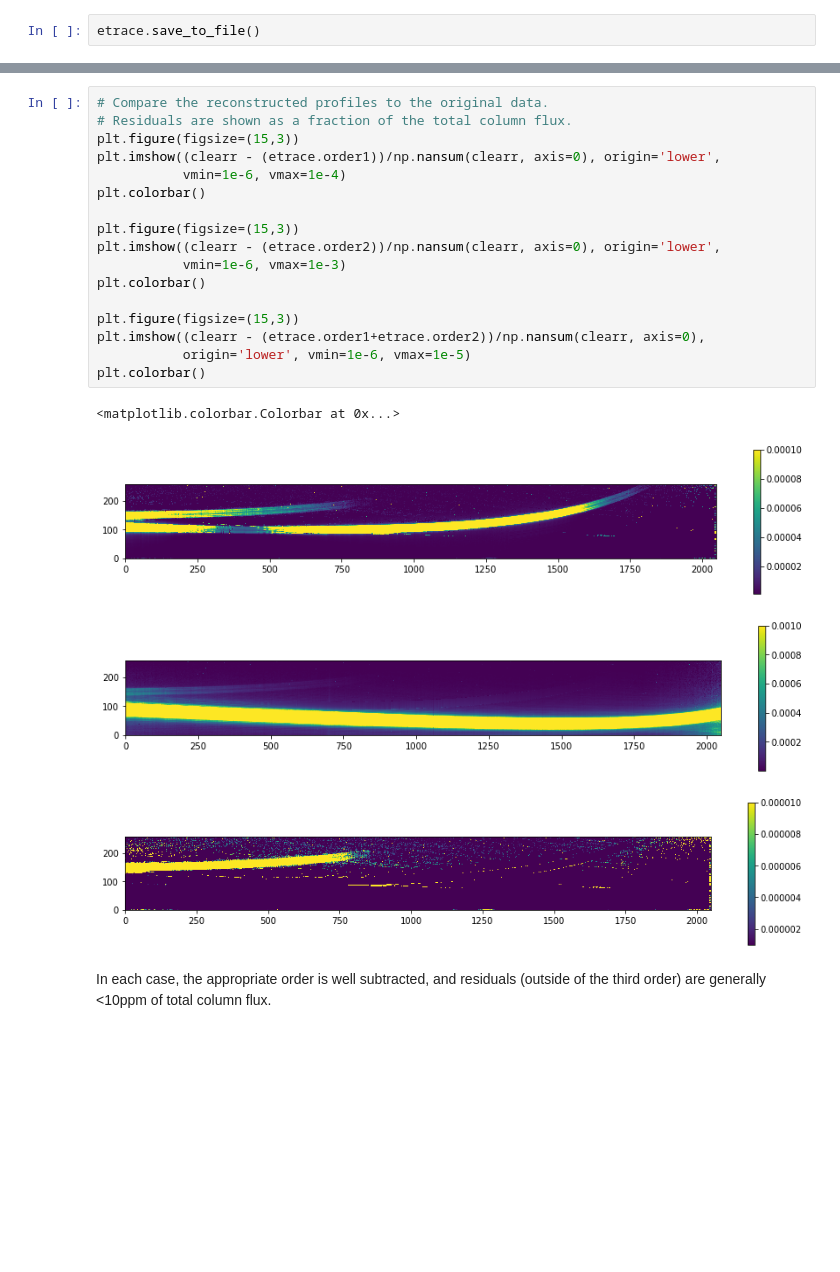
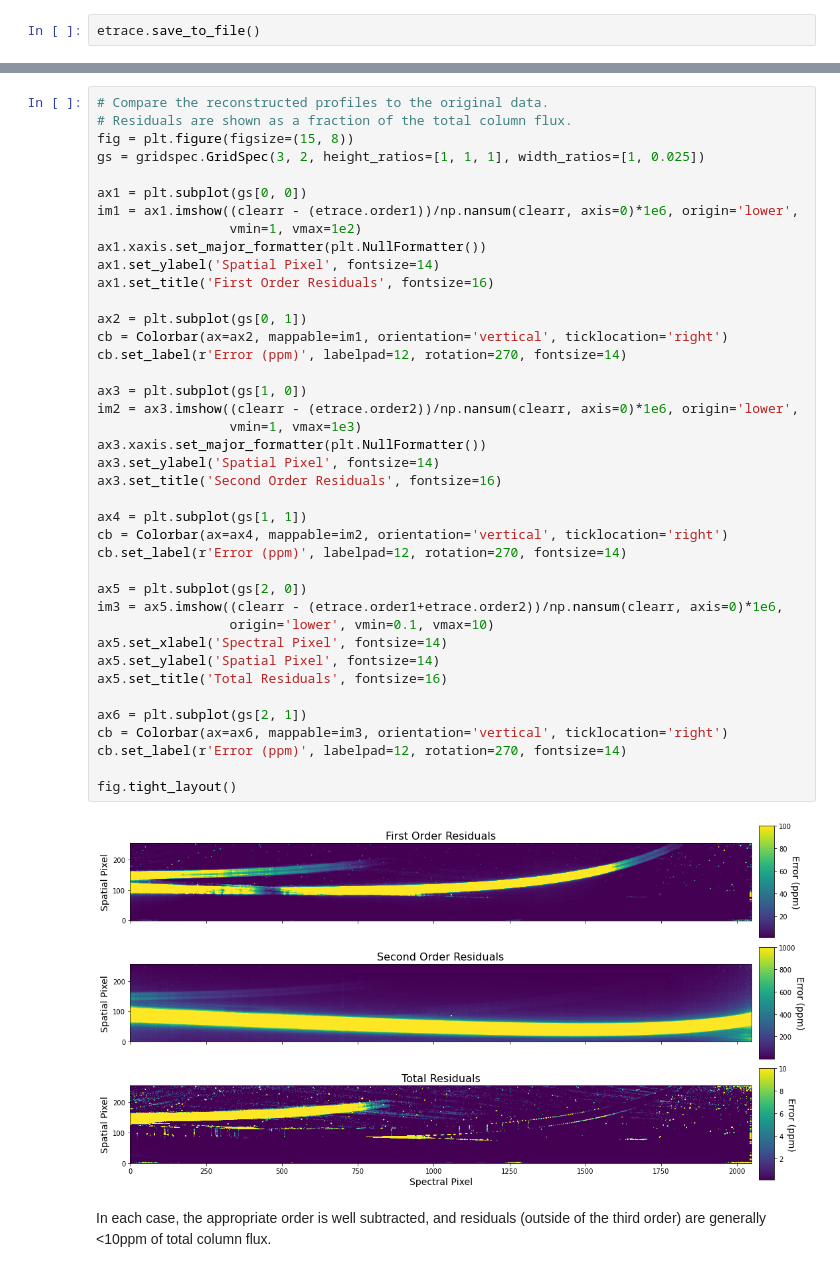
Before and after one commit to njcuk9999/jwst-mtl, a Jupyter notebook: SOSS/extract/Empirical_Trace/empirical_trace.ipynb, the cells around one changed output, grey strips where cells are left out. Drawn from its saved outputs; the diff is of its cells as text; blank space fills up the shorter version.

```diff
--- a/SOSS/extract/Empirical_Trace/empirical_trace.ipynb
+++ b/SOSS/extract/Empirical_Trace/empirical_trace.ipynb
@@ -127,25 +135,45 @@ f.tight_layout()
-# %%
-# Compare the reconstructed profiles to the original data.
-# Residuals are shown as a fraction of the total column flux.
-plt.figure(figsize=(15,3))
-plt.imshow((clearr - (etrace.order1))/np.nansum(clearr, axis=0), origin='lower',
-           vmin=1e-6, vmax=1e-4)
-plt.colorbar()
-
-plt.figure(figsize=(15,3))
-plt.imshow((clearr - (etrace.order2))/np.nansum(clearr, axis=0), origin='lower',
-           vmin=1e-6, vmax=1e-3)
-plt.colorbar()
-
-plt.figure(figsize=(15,3))
-plt.imshow((clearr - (etrace.order1+etrace.order2))/np.nansum(clearr, axis=0),
-           origin='lower', vmin=1e-6, vmax=1e-5)
-plt.colorbar()
-# %% [output]
-<matplotlib.colorbar.Colorbar at 0x...>
-[figure, removed]
-[figure, removed]
-[figure, removed]
+# %%
+# Compare the reconstructed profiles to the original data.
+# Residuals are shown as a fraction of the total column flux.
+fig = plt.figure(figsize=(15, 8))
+gs = gridspec.GridSpec(3, 2, height_ratios=[1, 1, 1], width_ratios=[1, 0.025])
+
+ax1 = plt.subplot(gs[0, 0])
+im1 = ax1.imshow((clearr - (etrace.order1))/np.nansum(clearr, axis=0)*1e6, origin='lower',
+                 vmin=1, vmax=1e2)
+ax1.xaxis.set_major_formatter(plt.NullFormatter())
+ax1.set_ylabel('Spatial Pixel', fontsize=14)
+ax1.set_title('First Order Residuals', fontsize=16)
+
+ax2 = plt.subplot(gs[0, 1])
+cb = Colorbar(ax=ax2, mappable=im1, orientation='vertical', ticklocation='right')
+cb.set_label(r'Error (ppm)', labelpad=12, rotation=270, fontsize=14)
+
+ax3 = plt.subplot(gs[1, 0])
+im2 = ax3.imshow((clearr - (etrace.order2))/np.nansum(clearr, axis=0)*1e6, origin='lower',
+                 vmin=1, vmax=1e3)
+ax3.xaxis.set_major_formatter(plt.NullFormatter())
+ax3.set_ylabel('Spatial Pixel', fontsize=14)
+ax3.set_title('Second Order Residuals', fontsize=16)
+
+ax4 = plt.subplot(gs[1, 1])
+cb = Colorbar(ax=ax4, mappable=im2, orientation='vertical', ticklocation='right')
+cb.set_label(r'Error (ppm)', labelpad=12, rotation=270, fontsize=14)
+
+ax5 = plt.subplot(gs[2, 0])
+im3 = ax5.imshow((clearr - (etrace.order1+etrace.order2))/np.nansum(clearr, axis=0)*1e6,
+                 origin='lower', vmin=0.1, vmax=10)
+ax5.set_xlabel('Spectral Pixel', fontsize=14)
+ax5.set_ylabel('Spatial Pixel', fontsize=14)
+ax5.set_title('Total Residuals', fontsize=16)
+
+ax6 = plt.subplot(gs[2, 1])
+cb = Colorbar(ax=ax6, mappable=im3, orientation='vertical', ticklocation='right')
+cb.set_label(r'Error (ppm)', labelpad=12, rotation=270, fontsize=14)
+
+fig.tight_layout()
+# %% [output]
+[figure, added]
 # %% [markdown]
 In each case, the appropriate order is well subtracted, and residuals (outside of the third order) are generally <10ppm of total column flux.
 # %% [markdown]
```
Also changed, not shown: parts of 7 cells of this notebook, 3 other files.
